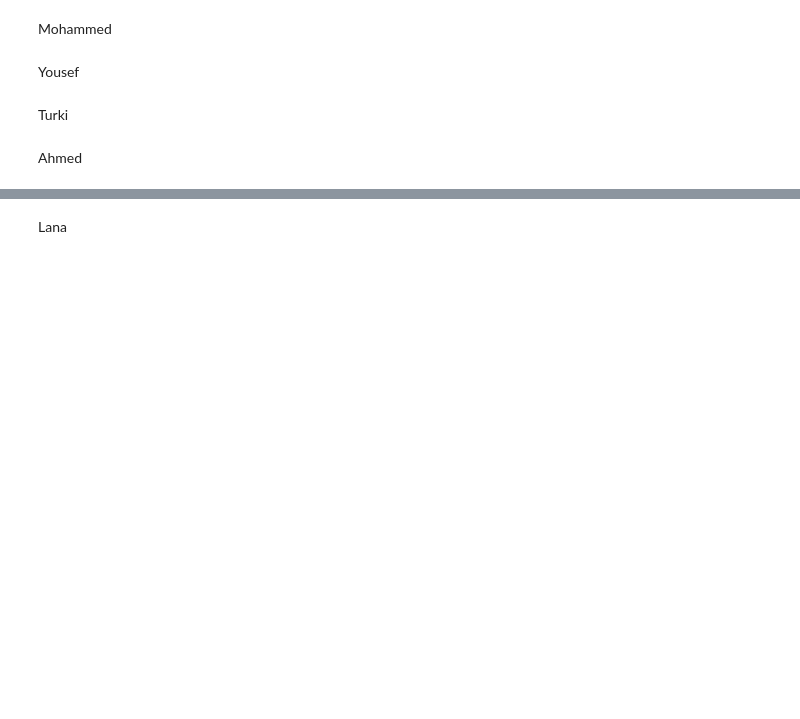
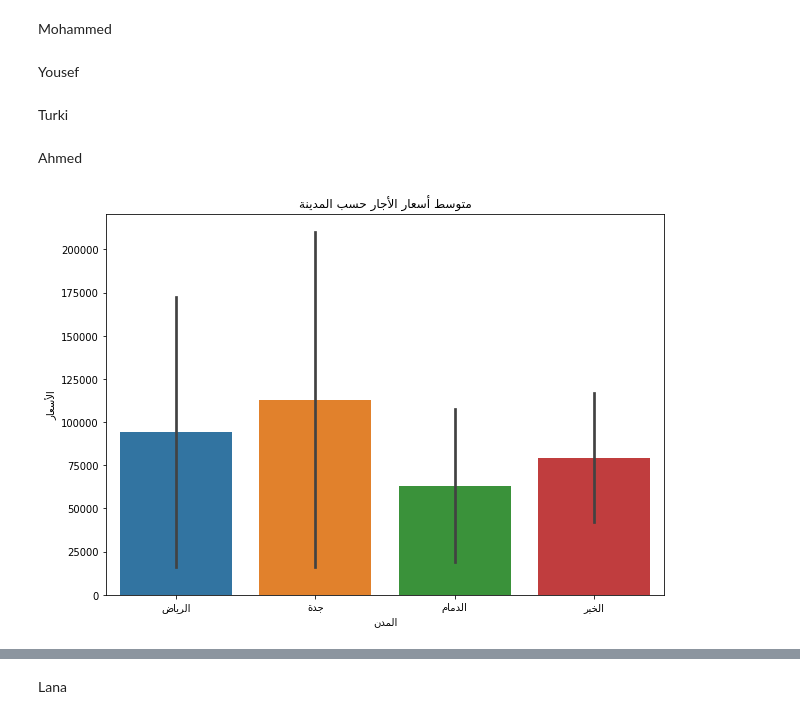
Before and after one commit to Turkinass/Aqar_Real_Estate_EDA, a Jupyter notebook: eda_raw.ipynb, the cells around one changed output, grey strips where cells are left out. Saved outputs shown, nothing was run; the diff lists cells and outputs as text; code cells hidden in the pictures; blank space fills up the shorter version.

```diff
--- a/eda_raw.ipynb
+++ b/eda_raw.ipynb
@@ -237,0 +243,14 @@ Ahmed
+# %%
+# find the price range in the 4 major cities
+# create the canva
+fig, ax = plt.subplots(figsize=(10,7))
+
+# plot the data
+sns.barplot(ax=ax ,y = "price", x=plot_arabic(data["city"]), data=data, ci="sd")
+
+# configure the plot
+ax.set_title(plot_arabic(pd.Series("متوسط أسعار الأجار حسب المدينة")))
+ax.set_ylabel(plot_arabic(pd.Series("الأسعار")))
+ax.set_xlabel(plot_arabic(pd.Series("المدن")));
+# %% [output]
+[figure, added]
```
Also changed, not shown: parts of 5 cells of this notebook, 1 other file.
